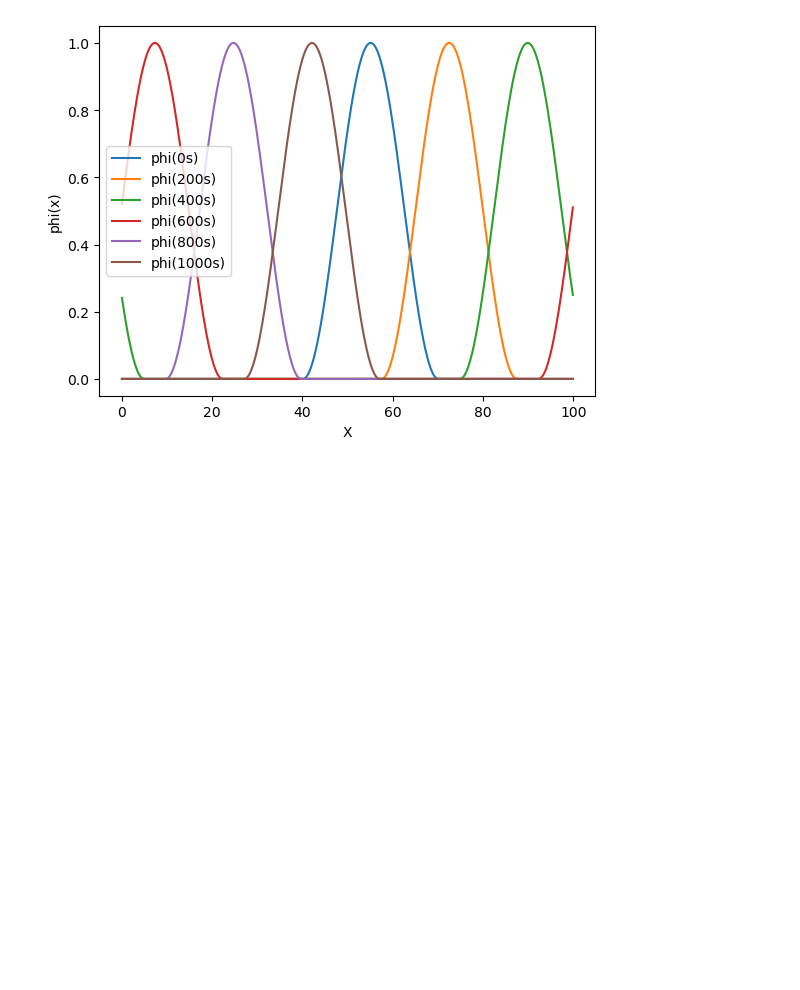
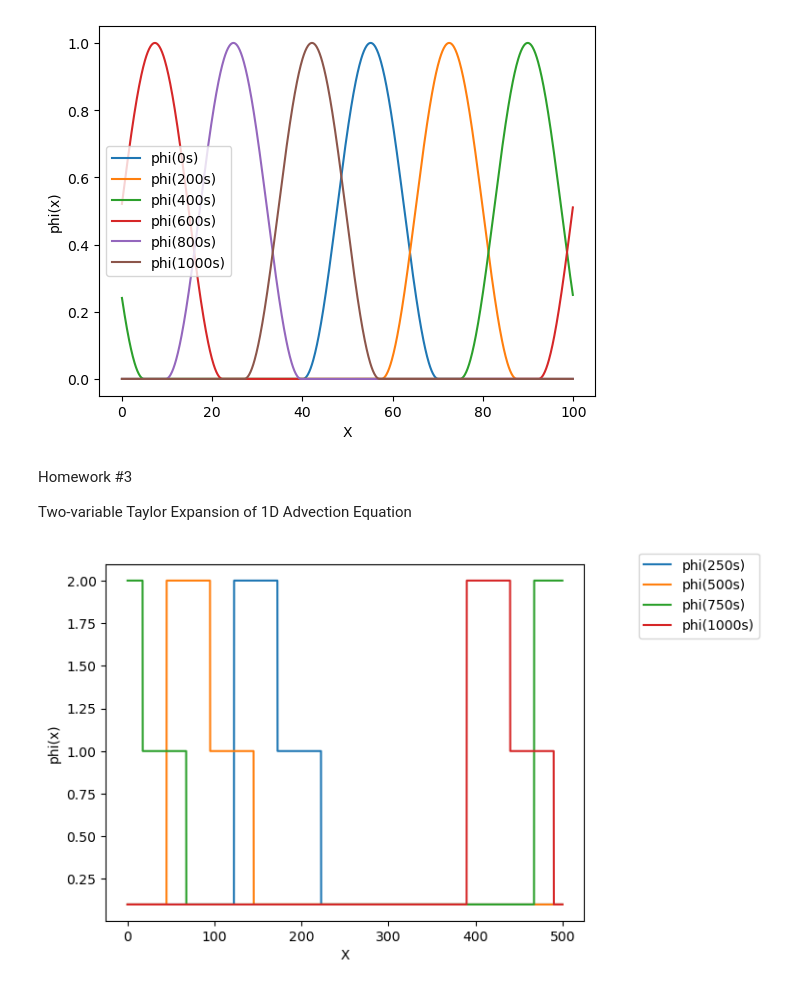
Before and after one commit to bvb000/NumericalMethods, a Jupyter notebook: NUM2.ipynb, the cells around one changed output. Saved outputs shown, nothing was run; the diff lists cells and outputs as text; code cells hidden in the pictures; blank space fills up the shorter version.

```diff
--- a/NUM2.ipynb
+++ b/NUM2.ipynb
@@ -186,3 +186,69 @@ plt.show()
 799.9999999999915
 999.9999999999842
 [figure]
+# %% [markdown]
+Homework #3
+
+Two-variable Taylor Expansion of 1D Advection Equation
+# %%
+import numpy as np
+from matplotlib import pyplot as plt
+
+def phi0(x):
+    if (x<200):
+        return 0.1
+    elif (200<=x<250):
+        return 2.0
+    elif (250<=x<=300):
+        return 1.0
+    elif (x>300):
+        return 0.1
+
+def ftfs(phi_now):
+    return (1+c)*phi_now-c*np.roll(phi_now,-1)
+
+def ftbs(phi_now):
+    return (1-c)*phi_now+c*np.roll(phi_now,1)
+
+def ctcs(phi_old,phi_now):
+    return phi_old-c*(np.roll(phi_now,-1)-np.roll(phi_now,1))
+
+c=-1.
+dx=0.10 #0.10m
+u=-0.31 #0.8m/s
+dt=c*dx/u #dt=dx/u for c=1, no damping
+t=0 #0s initial t
+t1=1000 #1000s final t
+x0=0 #0m initial x
+x1=500 #500m final x
+alpha=0.0
+beta=0.0
+
+x=np.arange(x0,x1,dx) #1D array of x-values between x0 and x1 with step nx
+phi_old=[phi0(a) for a in x] #apply phi0 function to all x in array to fill phi array
+phi_old=np.array(phi_old)
+phi_now=phi_old
+d=phi_old
+
+if (u>0):
+    phi_now=ftbs(phi_old)
+else:
+    phi_now=ftfs(phi_old)
+
+t=t+dt
+
+while(t<=t1+1):
+    phi_new=ctcs(phi_old,phi_now)
+    d=alpha*(phi_old+phi_new-2.0*phi_now)
+    phi_old=phi_now+beta*d
+    phi_now=phi_new+(1-beta)*d
+    if (t==0) or (round(t,2)%250.==0):
+        plt.plot(x,phi_now, label='phi('+str(round(t))+'s)')
+    t=t+dt
+
+plt.xlabel('X')
+plt.ylabel('phi(x)')
+plt.legend(bbox_to_anchor=(1.1, 1.05))
+plt.show()
+# %% [output]
+[figure, added]
```
Also changed, not shown: parts of 2 cells of this notebook.
